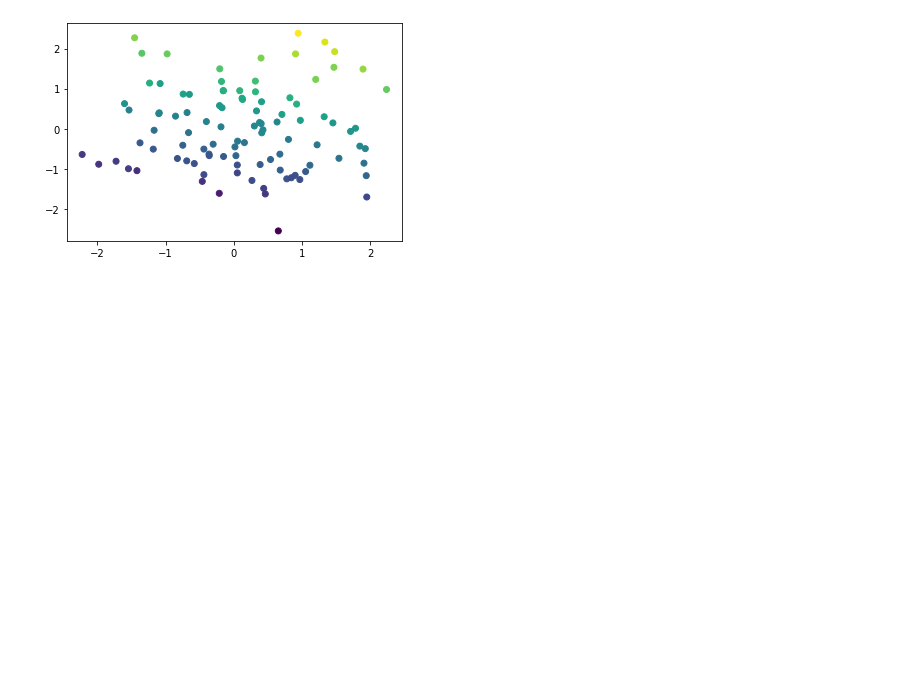
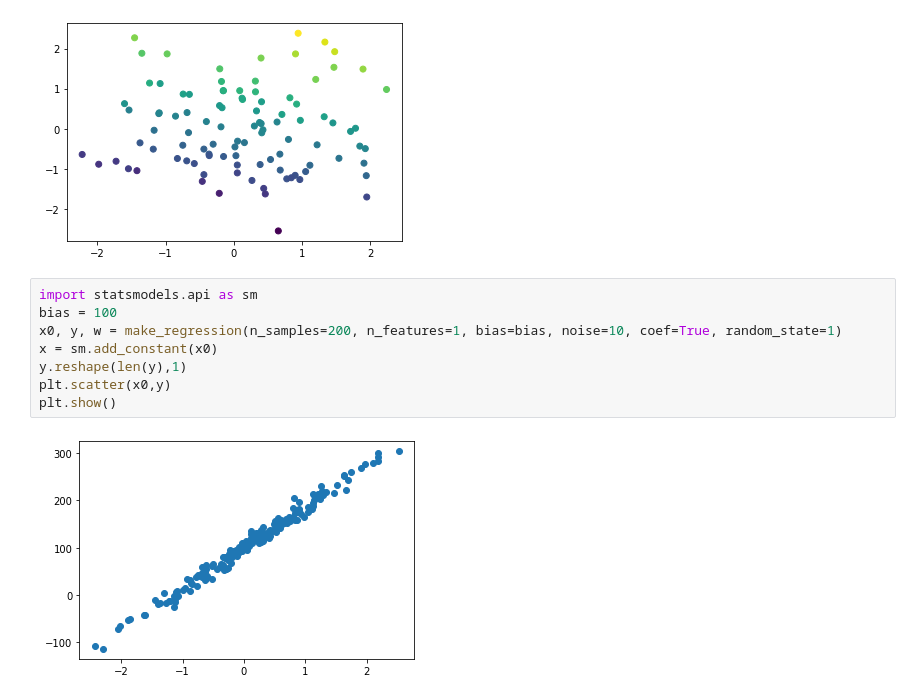
Before and after one commit to chi-hun/datascienceschool, a Jupyter notebook: datascienceschool.ipynb, the cells around one changed output. Saved outputs shown, nothing was run; the diff lists cells and outputs as text; blank space fills up the shorter version.

```diff
--- a/datascienceschool.ipynb
+++ b/datascienceschool.ipynb
@@ -985,3 +985,13 @@ plt.scatter(x[:,0],x[:,1],c=y)
 plt.show()
 # %% [output]
 [figure]
+# %%
+import statsmodels.api as sm
+bias = 100
+x0, y, w = make_regression(n_samples=200, n_features=1, bias=bias, noise=10, coef=True, random_state=1)
+x = sm.add_constant(x0)
+y.reshape(len(y),1)
+plt.scatter(x0,y)
+plt.show()
+# %% [output]
+[figure, added]
```
Also changed, not shown: parts of 6 cells of this notebook.
